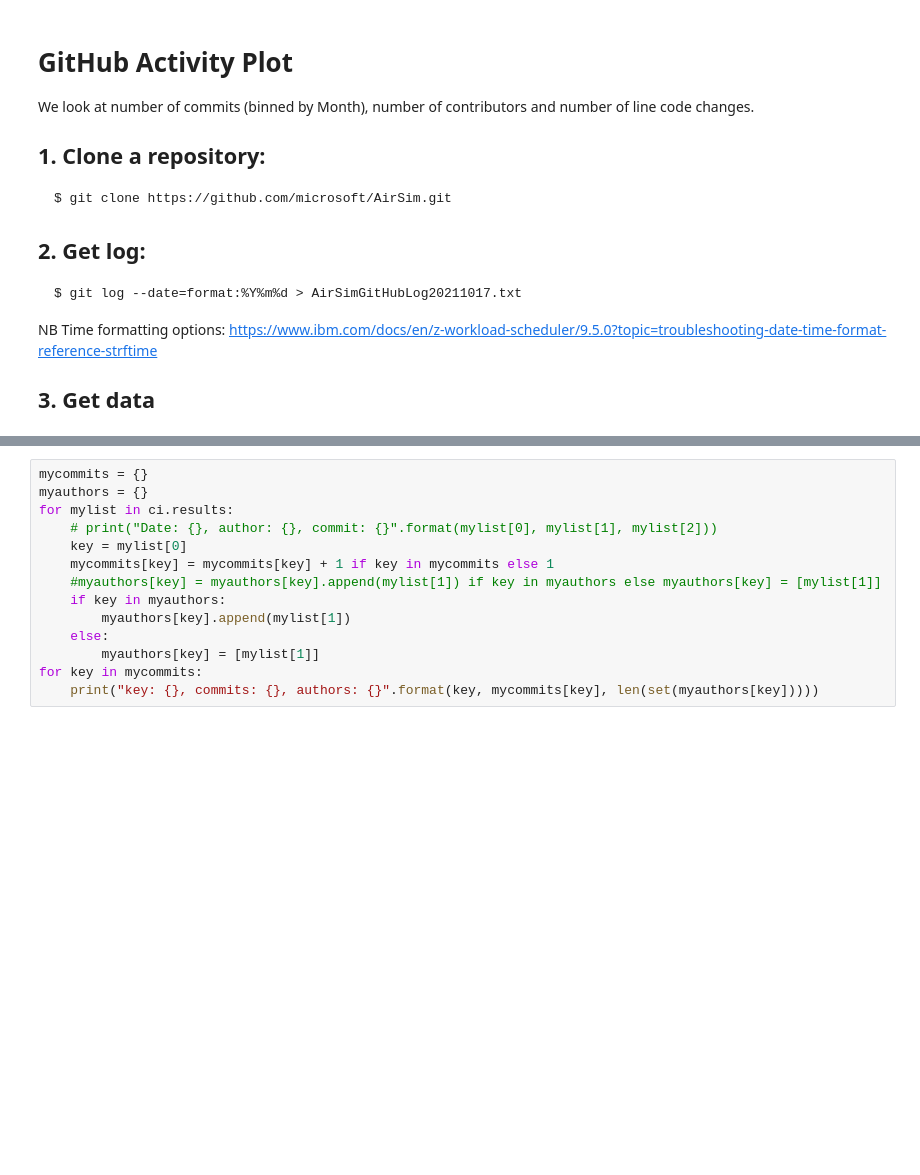
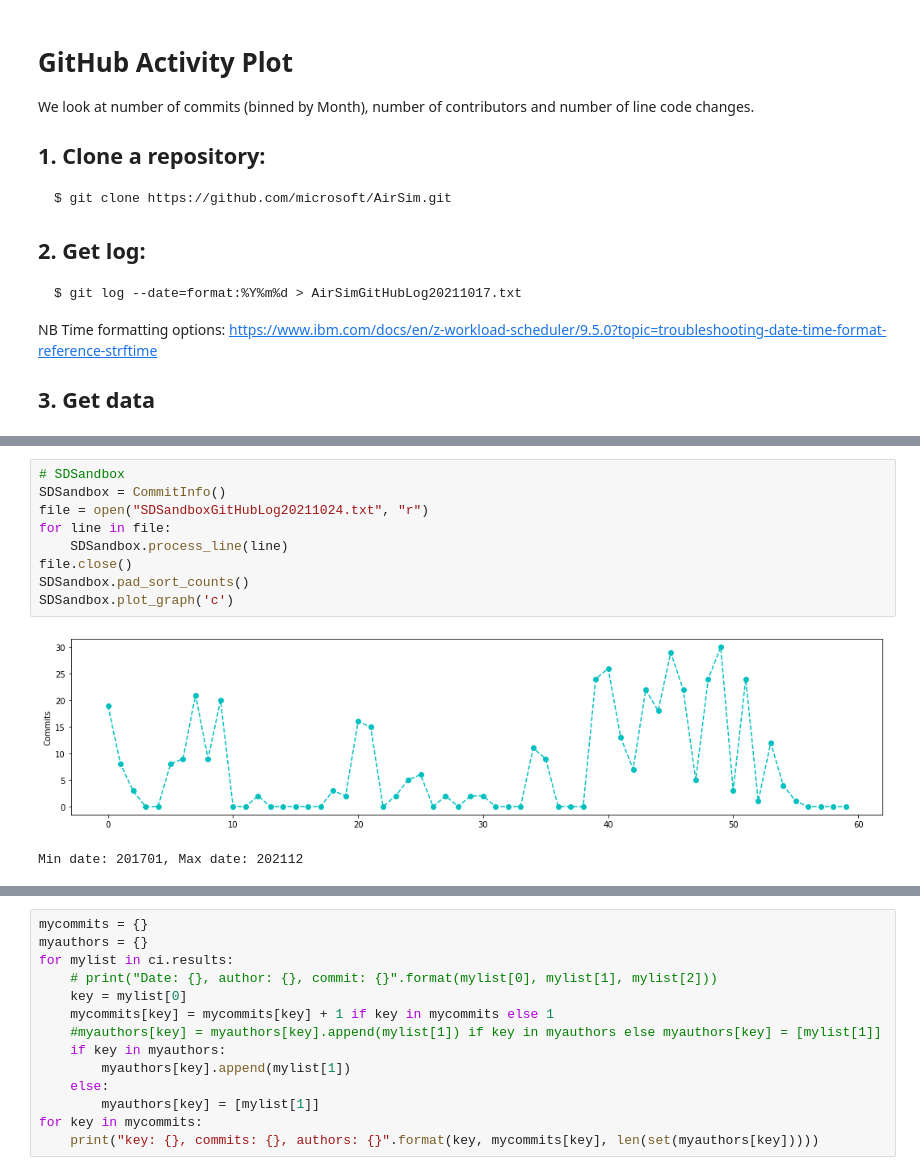
Before and after one commit to dsikar/IJCNN2022, a Jupyter notebook: GitHubActivityPlot.ipynb, the cells around one changed output, grey strips where cells are left out. Cells and saved outputs as stored; diff of their text form; blank space fills up the shorter version.

```diff
--- a/GitHubActivityPlot.ipynb
+++ b/GitHubActivityPlot.ipynb
@@ -118,0 +259,12 @@ file.close()
+# %%
+# SDSandbox
+SDSandbox = CommitInfo()
+file = open("SDSandboxGitHubLog20211024.txt", "r")
+for line in file:
+    SDSandbox.process_line(line)
+file.close()
+SDSandbox.pad_sort_counts()
+SDSandbox.plot_graph('c')
+# %% [output]
+[figure, added]
+Min date: 201701, Max date: 202112
```
Also changed, not shown: parts of 16 cells of this notebook, 5 other files.
